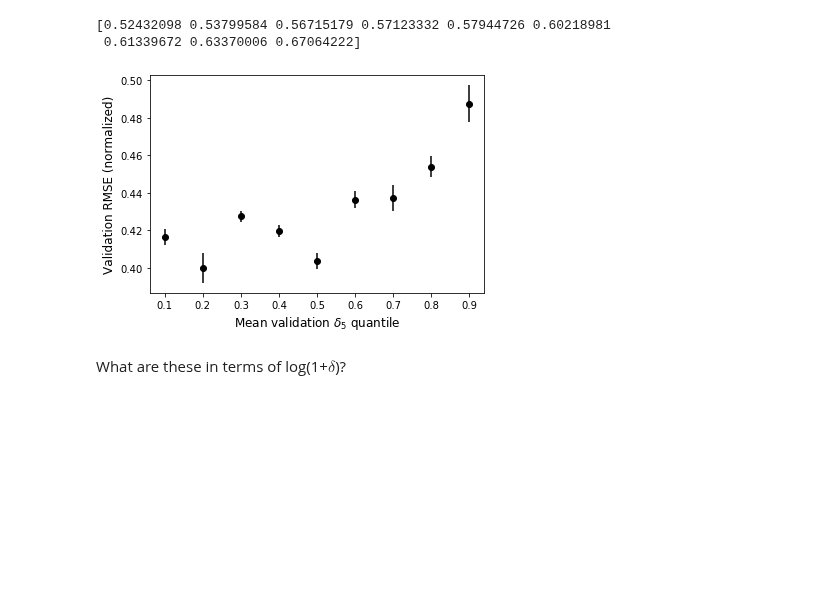
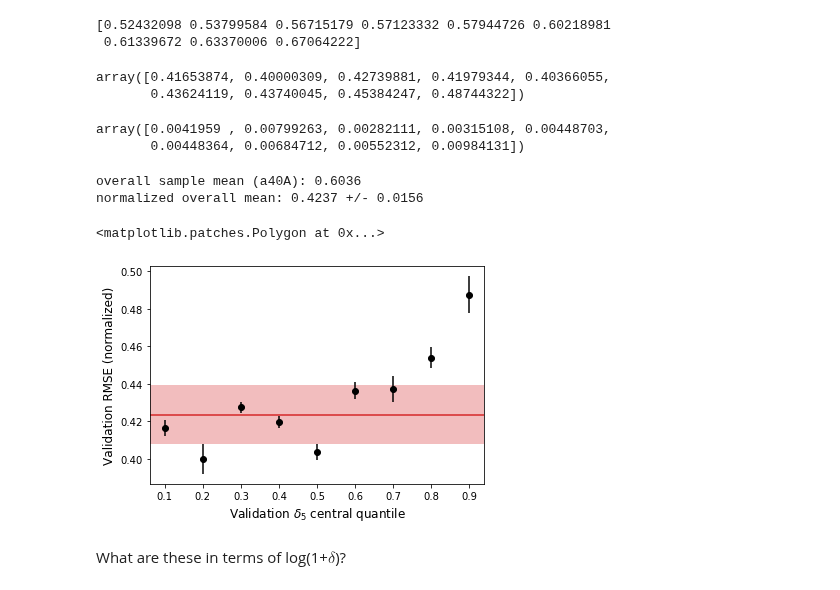
Before and after one commit to jwuphysics/HI-convnets, a Jupyter notebook: notebook/Environment results.ipynb, the cells around one changed output. Cells and saved outputs as stored; diff of their text form; code cells hidden in the pictures; blank space fills up the shorter version.

```diff
--- a/notebook/Environment results.ipynb
+++ b/notebook/Environment results.ipynb
@@ -66,19 +69,43 @@ print(norm_factors)
 # %% [output]
 [0.52432098 0.53799584 0.56715179 0.57123332 0.57944726 0.60218981
  0.61339672 0.63370006 0.67064222]
+# %%
+display(env_results[:, 1] / norm_factors)
+display(env_results[:, 2] / norm_factors)
+# %% [output]
+array([0.41653874, 0.40000309, 0.42739881, 0.41979344, 0.40366055,
+       0.43624119, 0.43740045, 0.45384247, 0.48744322])
+array([0.0041959 , 0.00799263, 0.00282111, 0.00315108, 0.00448703,
+       0.00448364, 0.00684712, 0.00552312, 0.00984131])
+# %%
+overall_std = np.log10(a40.delta_5.std())
+print(f'overall sample mean (a40A): {overall_std:.4f}')
+
+
+print(f'normalized overall mean: {0.2557 / overall_std:.4f} +/- {0.0094 / overall_std:.4f}')
+# %% [output]
+overall sample mean (a40A): 0.6036
+normalized overall mean: 0.4237 +/- 0.0156
 # %%
 plt.errorbar(env_results[:,0],
              env_results[:,1] / norm_factors,
              env_results[:,2] / norm_factors,
              c='k', marker='o', ls='none'
             )
 plt.ylabel('Validation RMSE (normalized)', fontsize=12)
-plt.xlabel(r'Mean validation $\delta_5$ quantile', fontsize=12)
+plt.xlabel(r'Validation $\delta_5$ central quantile', fontsize=12)
 
+plt.axhline(0.2557 / overall_std, c='C3')
+plt.axhspan((0.2557 - 0.0094) / overall_std,
+            (0.2557 + 0.0094) / overall_std,
+            alpha=0.3, lw=0,
+            color='C3'
+           )
 
-plt.savefig(f'{PATH}/results/figures/environment-trends.png')
+# plt.savefig(f'{PATH}/results/figures/environment-trends.png')
 # %% [output]
+<matplotlib.patches.Polygon at 0x...>
-[figure, old version]
+[figure, new version]
 # %% [markdown]
 What are these in terms of log(1+$\delta$)?
 # %%
```
Also changed, not shown: parts of 13 cells of this notebook.
